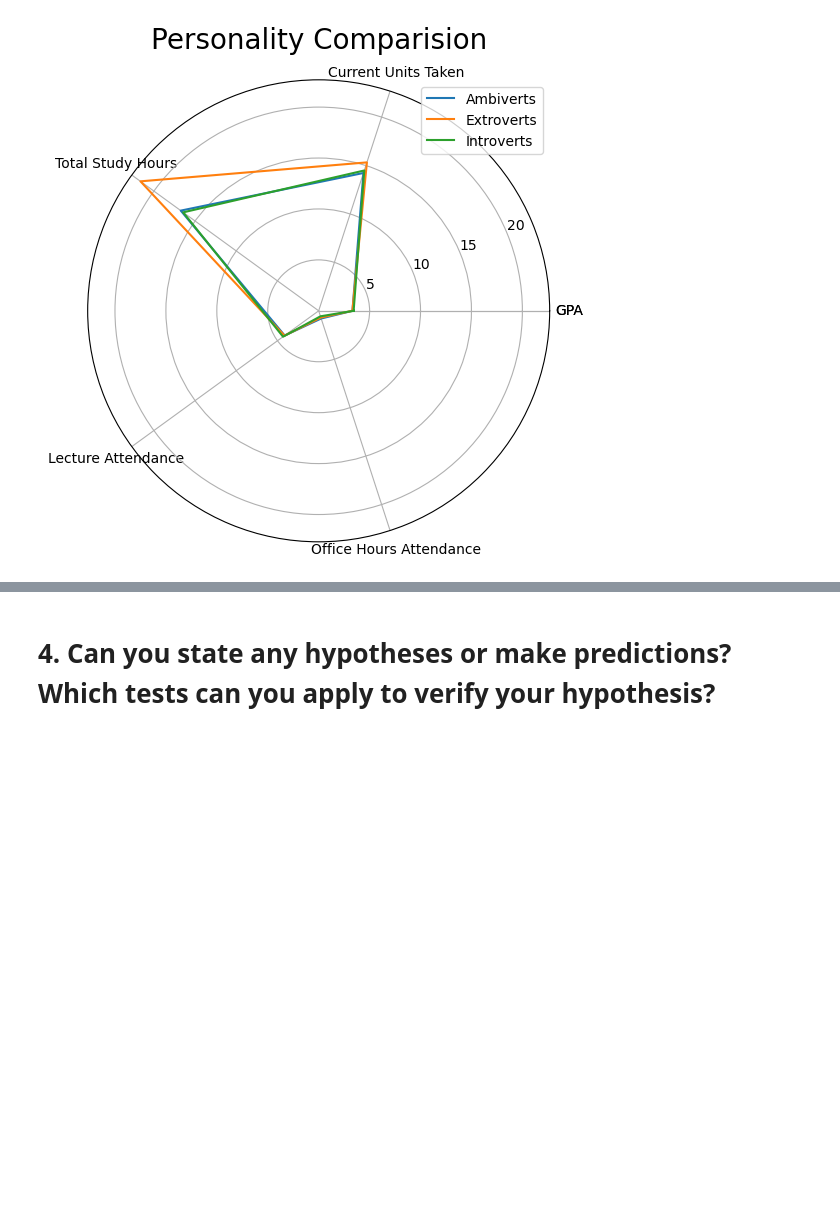
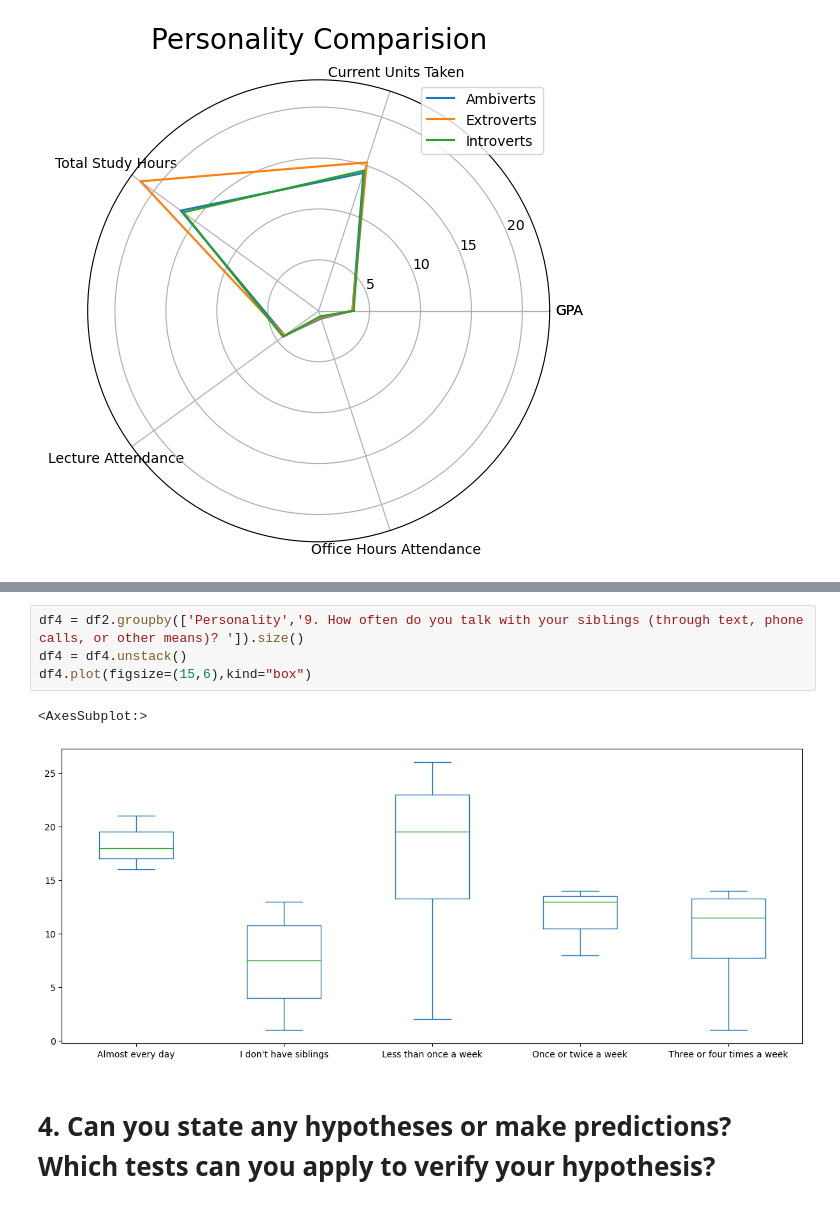
Before and after one commit to cho102/cs105_project, a Jupyter notebook: Mini-Project.ipynb, the cells around one changed output, grey strips where cells are left out. Drawn from its saved outputs; the diff is of its cells as text; blank space fills up the shorter version.

```diff
--- a/Mini-Project.ipynb
+++ b/Mini-Project.ipynb
@@ -185,3 +202,10 @@ plt.show()
+# %%
+df4 = df2.groupby(['Personality','9. How often do you talk with your siblings (through text, phone calls, or other means)? ']).size()
+df4 = df4.unstack()
+df4.plot(figsize=(15,6),kind="box")
+# %% [output]
+<AxesSubplot:>
+[figure, added]
 # %% [markdown]
 # 4. Can you state any hypotheses or make predictions? Which tests can you apply to verify your hypothesis?
 # %% [markdown]
```
Also changed, not shown: parts of 2 cells of this notebook.
